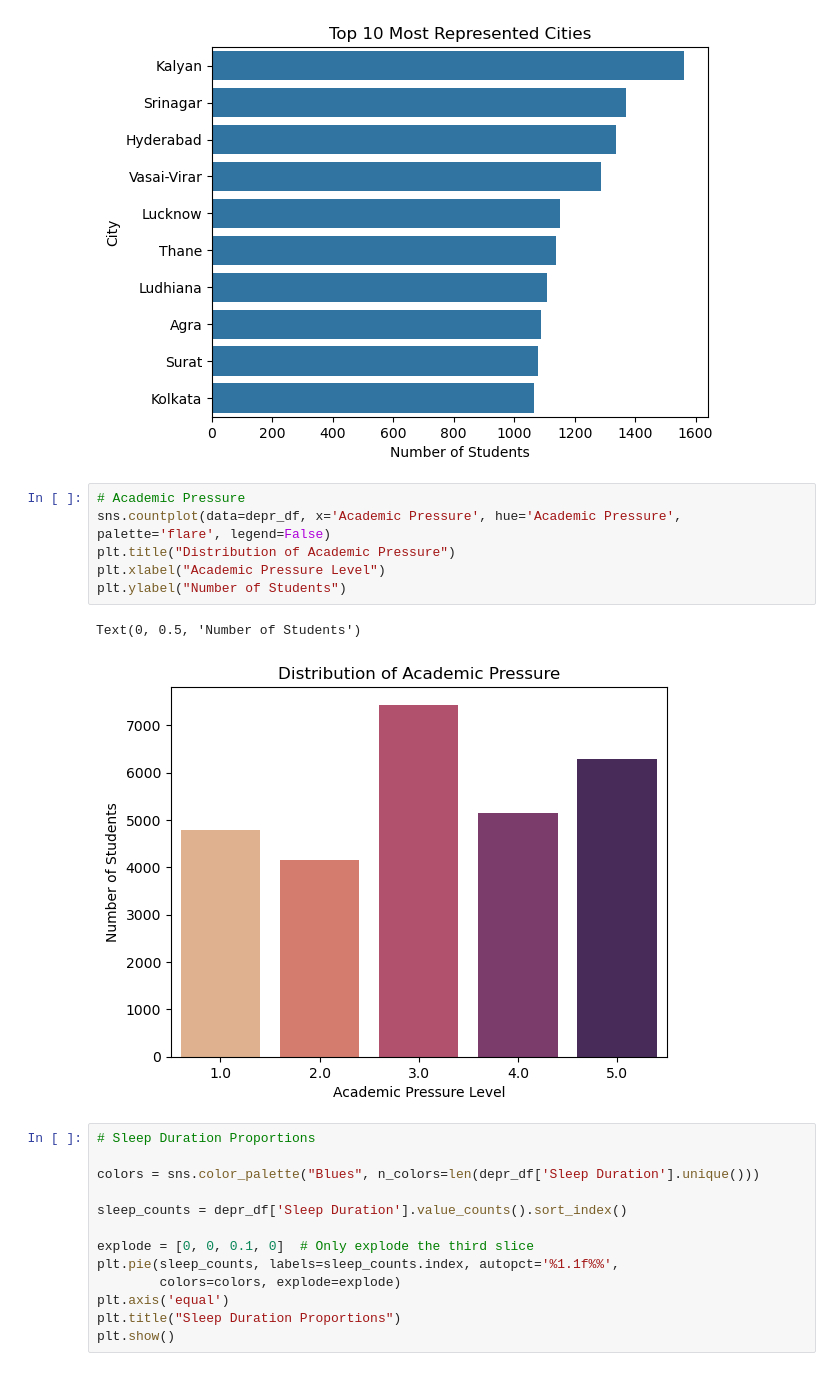
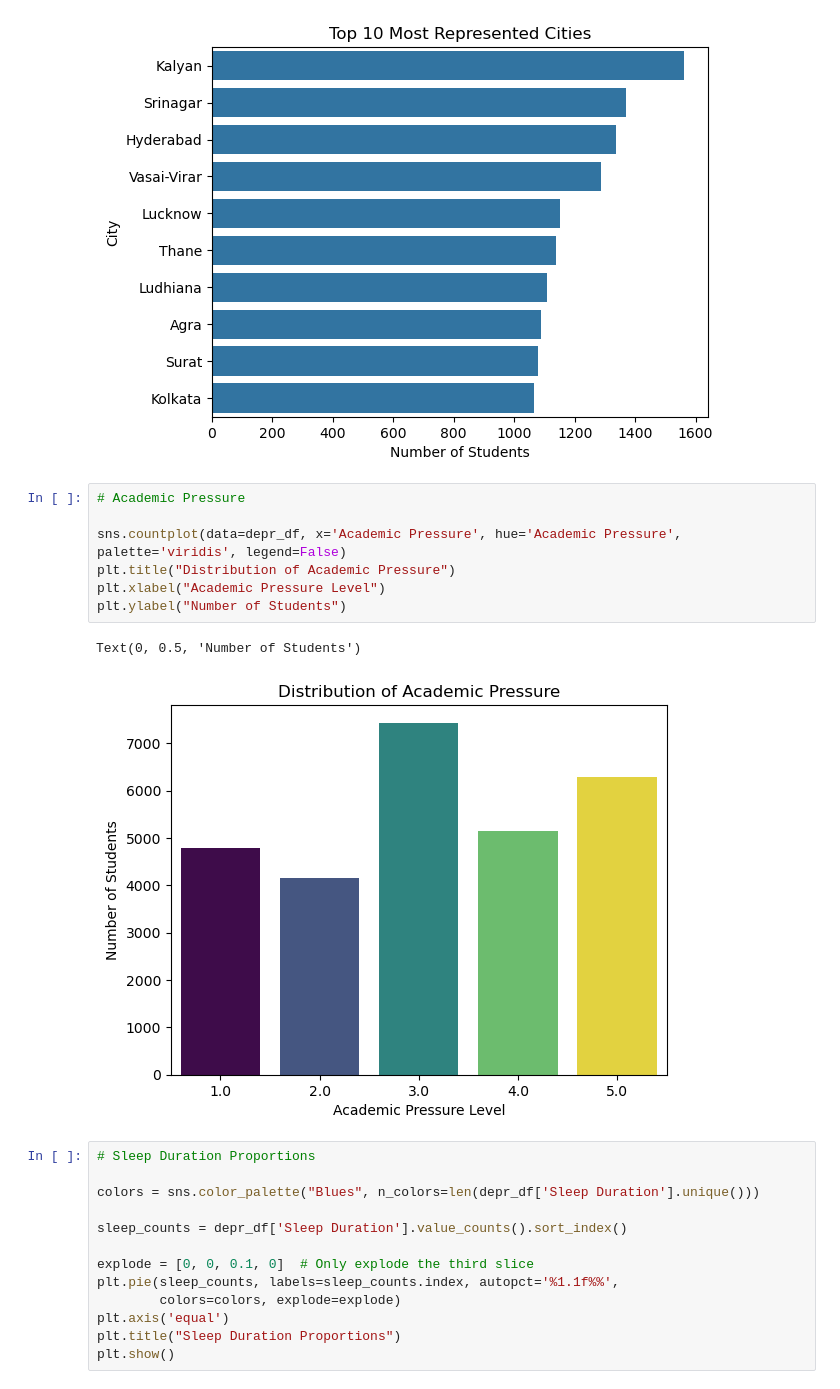
Before and after one commit to Siddharth-Saravanan/Student_Depression_Analysis_and_Prediction_using_Machine_Learning, a Jupyter notebook: student_depression_prediction.ipynb, the cells around one changed output. Drawn from its saved outputs; the diff is of its cells as text.

```diff
--- a/student_depression_prediction.ipynb
+++ b/student_depression_prediction.ipynb
@@ -605,13 +612,14 @@ Text(0, 0.5, 'City')
 [figure]
 # %%
 # Academic Pressure
-sns.countplot(data=depr_df, x='Academic Pressure', hue='Academic Pressure', palette='flare', legend=False)
+
+sns.countplot(data=depr_df, x='Academic Pressure', hue='Academic Pressure', palette='viridis', legend=False)
 plt.title("Distribution of Academic Pressure")
 plt.xlabel("Academic Pressure Level")
 plt.ylabel("Number of Students")
 # %% [output]
 Text(0, 0.5, 'Number of Students')
-[figure, old version]
+[figure, new version]
 # %%
 # Sleep Duration Proportions
 
```
Also changed, not shown: parts of 6 cells of this notebook.
